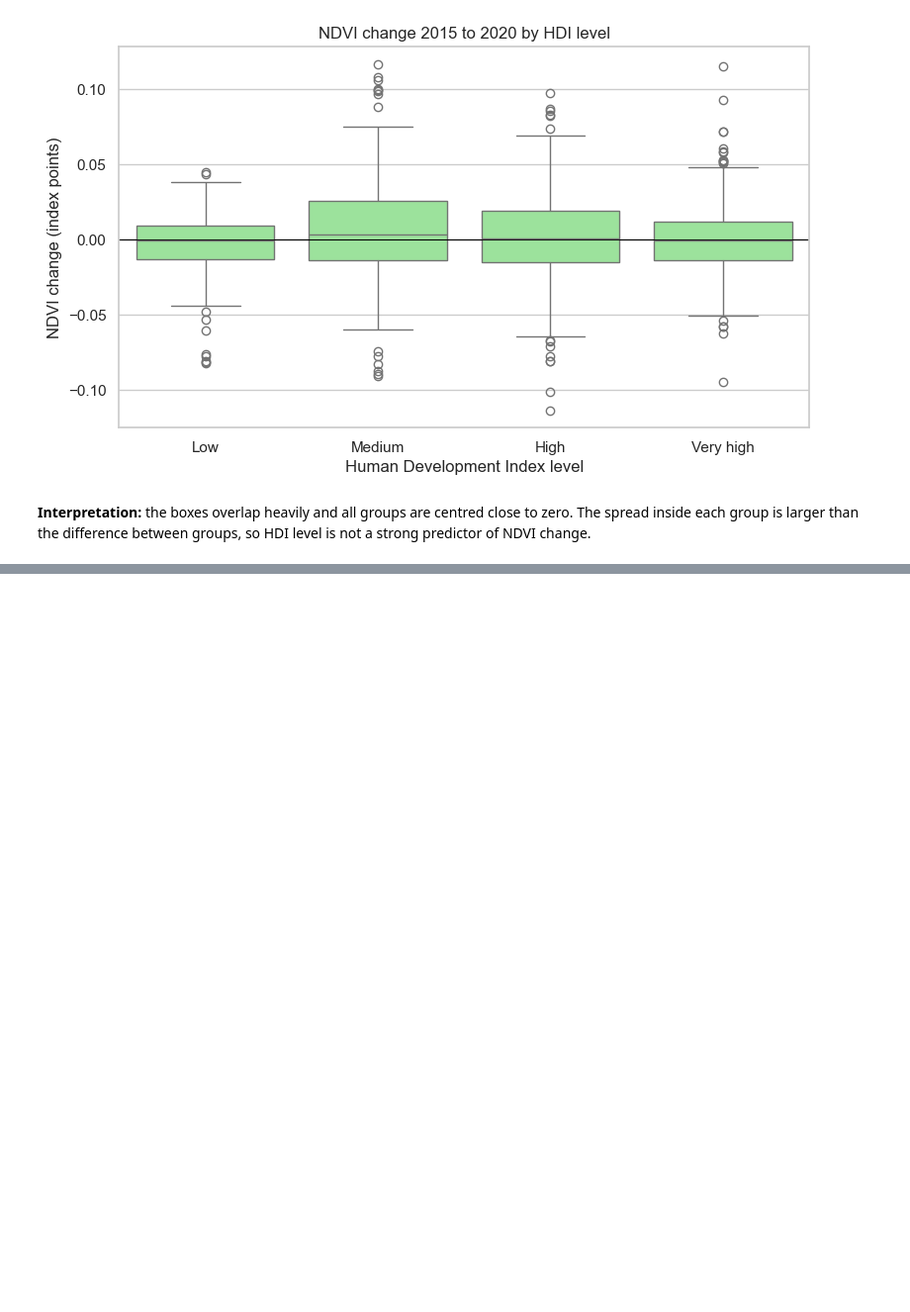
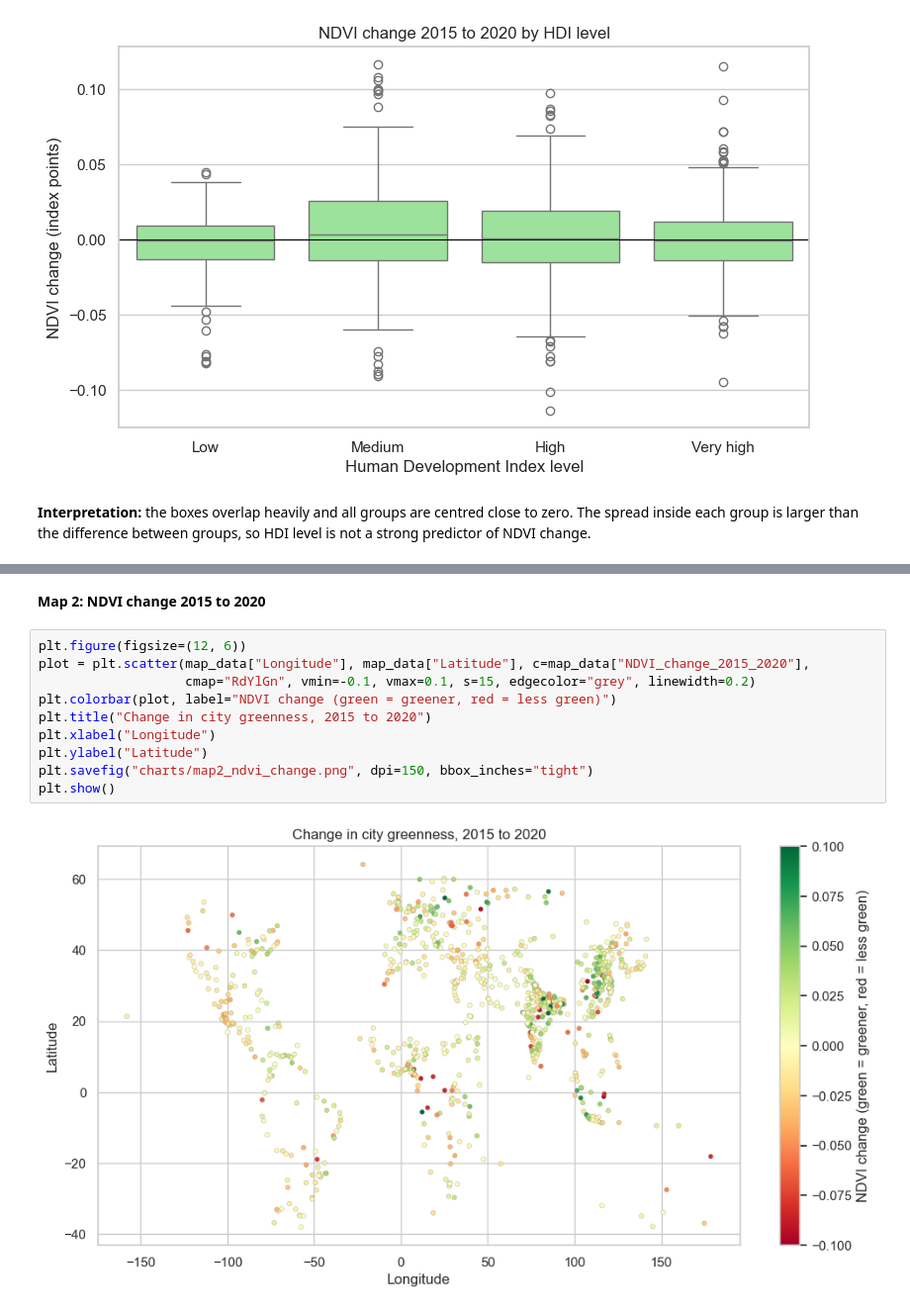
Before and after one commit to prince63aj/Urban_Green_Cover_and_Population_Growth, a Jupyter notebook: Analysis.ipynb, the cells around one changed output, grey strips where cells are left out. Shown at 99% size. Drawn from its saved outputs; the diff is of its cells as text; blank space fills up the shorter version.

```diff
--- a/Analysis.ipynb
+++ b/Analysis.ipynb
@@ -501,0 +524,14 @@ plt.show()
+# %% [markdown]
+**Map 2: NDVI change 2015 to 2020**
+# %%
+plt.figure(figsize=(12, 6))
+plot = plt.scatter(map_data["Longitude"], map_data["Latitude"], c=map_data["NDVI_change_2015_2020"],
+                   cmap="RdYlGn", vmin=-0.1, vmax=0.1, s=15, edgecolor="grey", linewidth=0.2)
+plt.colorbar(plot, label="NDVI change (green = greener, red = less green)")
+plt.title("Change in city greenness, 2015 to 2020")
+plt.xlabel("Longitude")
+plt.ylabel("Latitude")
+plt.savefig("charts/map2_ndvi_change.png", dpi=150, bbox_inches="tight")
+plt.show()
+# %% [output]
+[figure, added]
```
Also changed, not shown: parts of 7 cells of this notebook, 5 other files.
